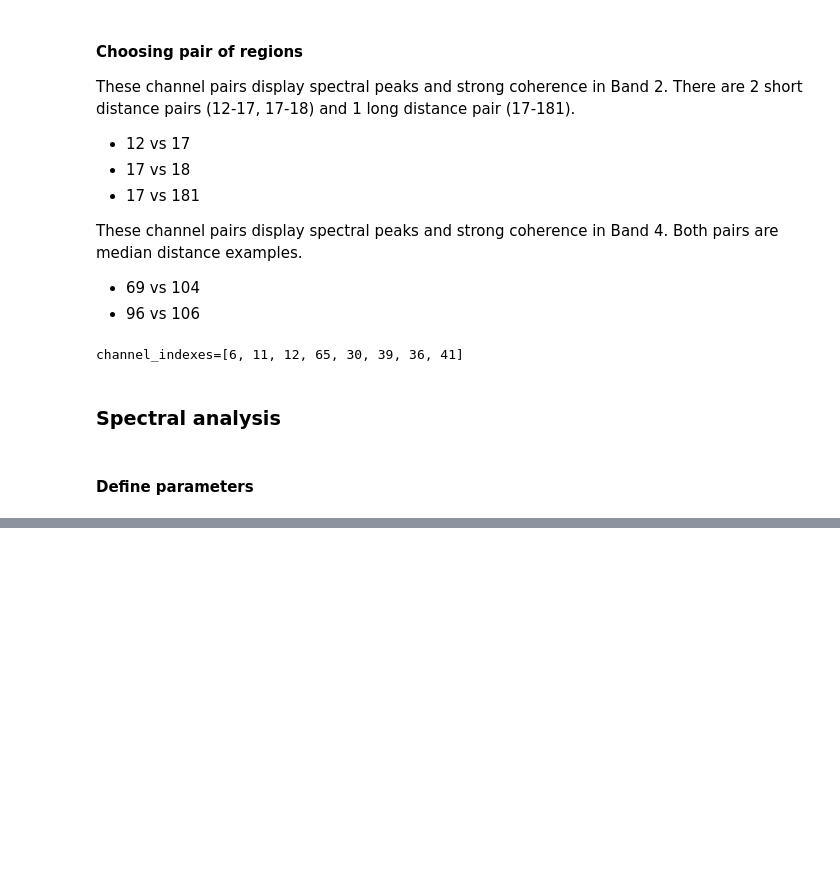
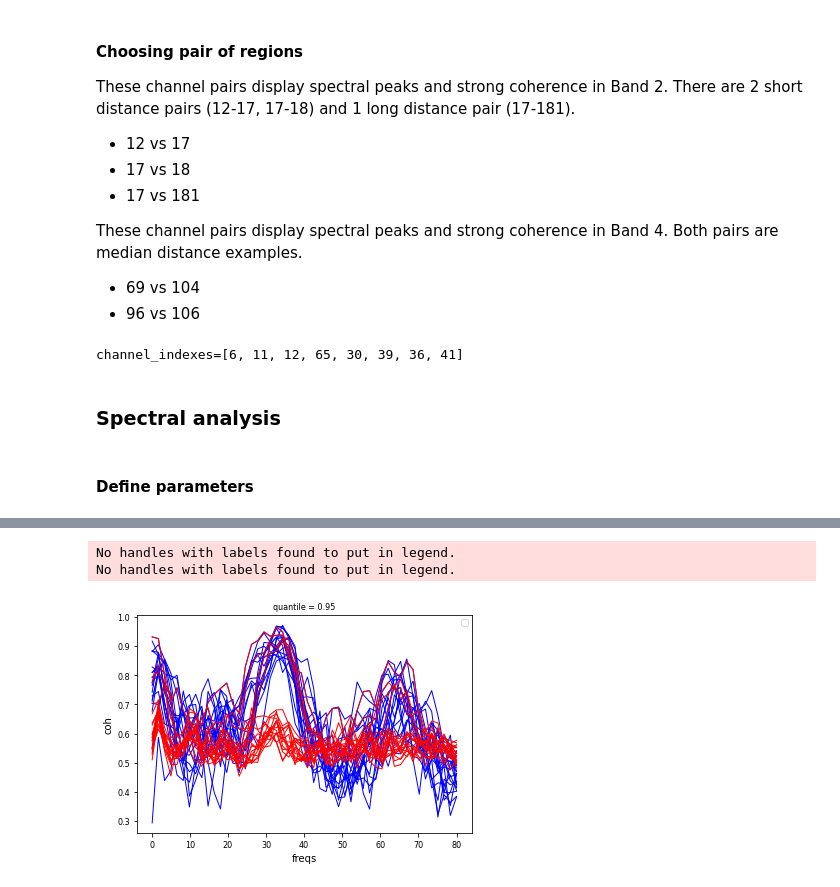
Before and after one commit to ViniciusLima94/GrayData-Analysis, a Jupyter notebook: notebooks/3.0.7. Test on the channels suggested by Charles.ipynb, the cells around one changed output, grey strips where cells are left out. Drawn from its saved outputs; the diff is of its cells as text; code cells hidden in the pictures; blank space fills up the shorter version.

```diff
--- a/notebooks/3.0.7. Test on the channels suggested by Charles.ipynb
+++ b/notebooks/3.0.7. Test on the channels suggested by Charles.ipynb
@@ -583,0 +192,9 @@ array([1.12631579, 0.95154265, 0.82372349, 0.72617729, 0.64928793,
+# %%
+coh.isel(roi=4).sel(times=slice(-0.5,2.5)).mean("times").plot(x="freqs", hue="trials", lw=1, color="b");
+plt.legend();
+coh_surr.isel(roi=4).sel(times=slice(-0.5,2.5)).mean("times").quantile(0.95, "seeds").plot(x="freqs", hue="trials", lw=1, color="r");
+plt.legend();
+# %% [output]
+No handles with labels found to put in legend.
+No handles with labels found to put in legend.
+[figure, added]
```
Also changed, not shown: parts of 47 cells of this notebook, 2 other files.
